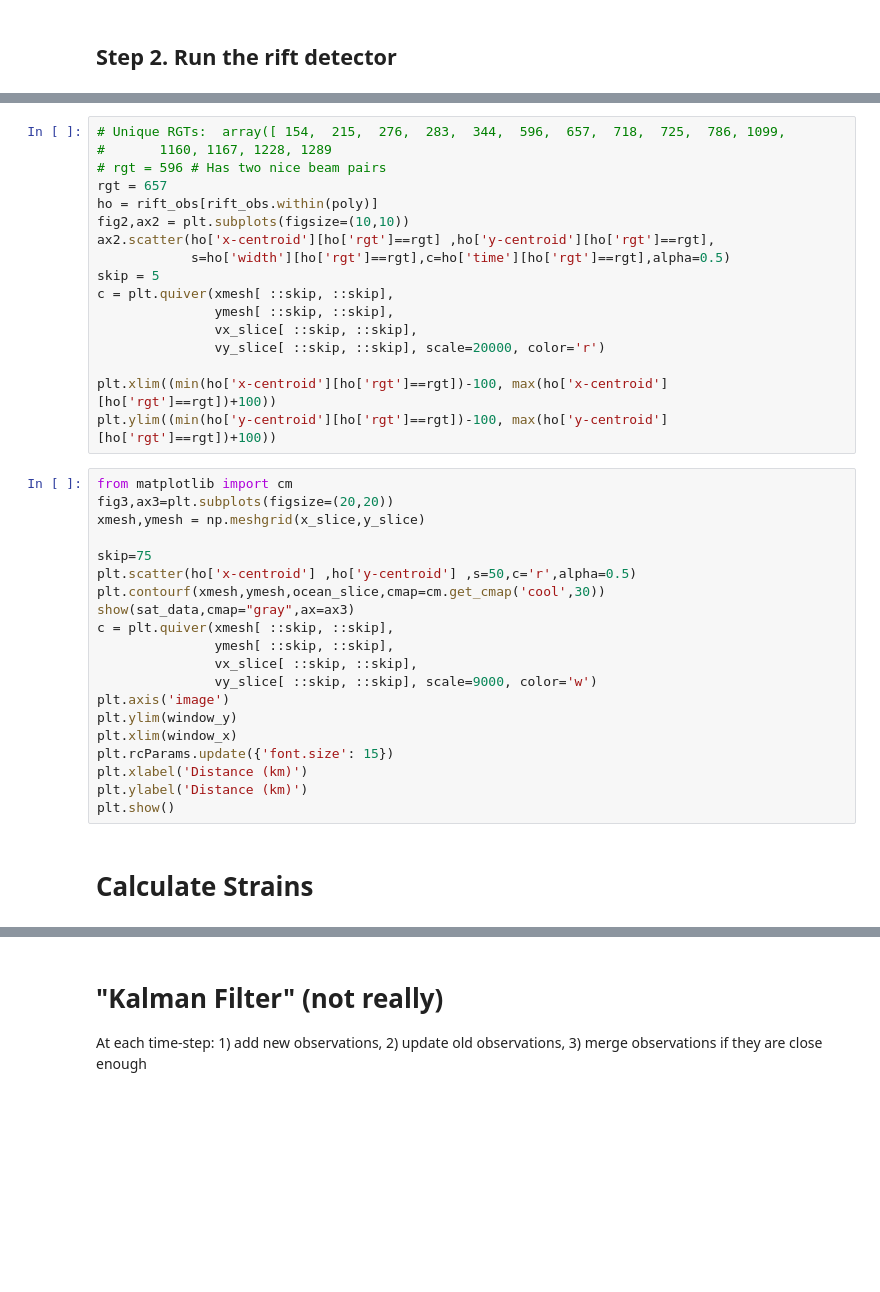
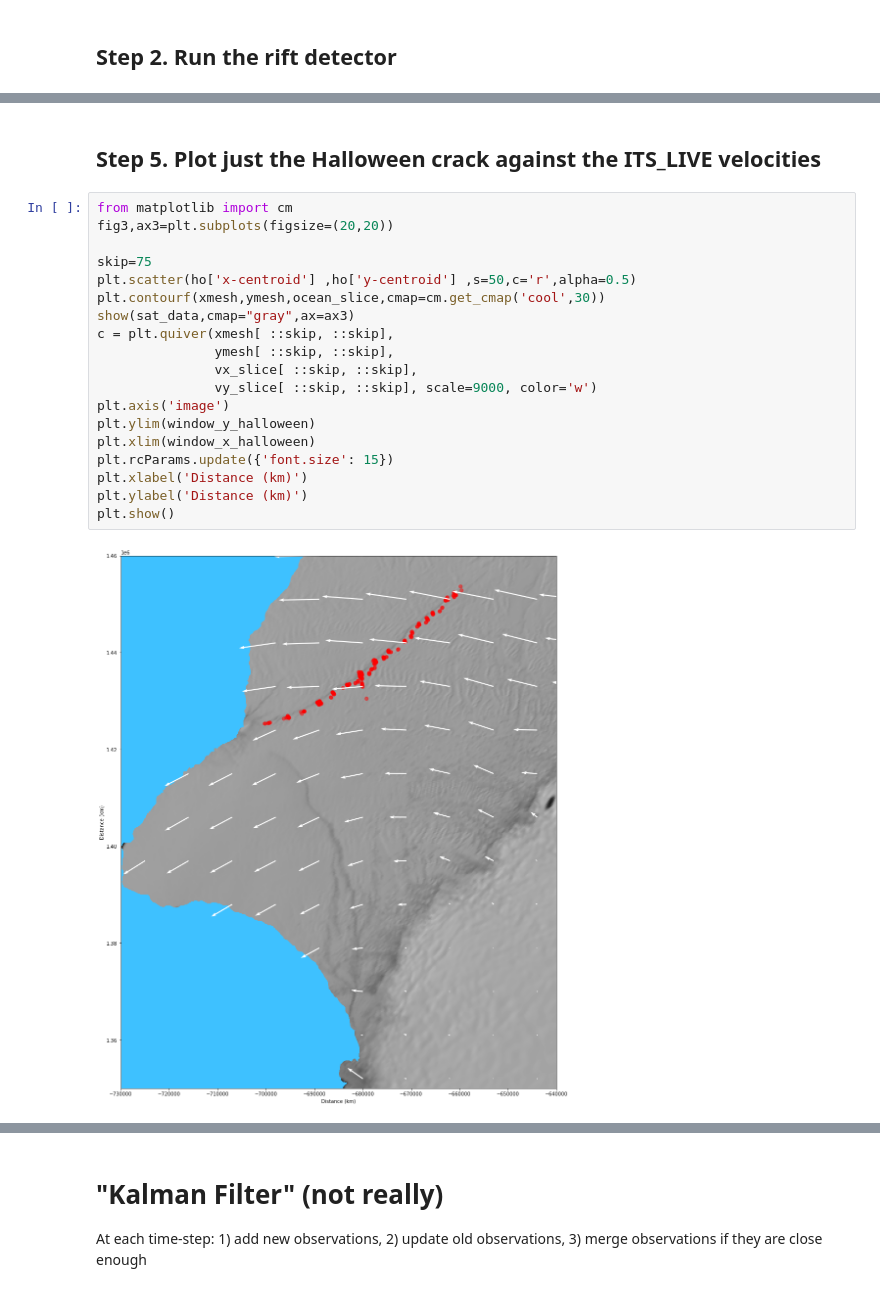
Before and after one commit to bradlipovsky/antarctic-rift-catalog, a Jupyter notebook: workflow.ipynb, the cells around one changed output, grey strips where cells are left out. Drawn from its saved outputs; the diff is of its cells as text; blank space fills up the shorter version.

```diff
--- a/workflow.ipynb
+++ b/workflow.ipynb
@@ -180,39 +195,23 @@ vy_interp = interp2d(x_slice, y_slice, vy_slice)
-# %%
-# Unique RGTs:  array([ 154,  215,  276,  283,  344,  596,  657,  718,  725,  786, 1099,
-#       1160, 1167, 1228, 1289
-# rgt = 596 # Has two nice beam pairs
-rgt = 657
-ho = rift_obs[rift_obs.within(poly)]
-fig2,ax2 = plt.subplots(figsize=(10,10))
-ax2.scatter(ho['x-centroid'][ho['rgt']==rgt] ,ho['y-centroid'][ho['rgt']==rgt],
-            s=ho['width'][ho['rgt']==rgt],c=ho['time'][ho['rgt']==rgt],alpha=0.5)
-skip = 5
-c = plt.quiver(xmesh[ ::skip, ::skip],
-               ymesh[ ::skip, ::skip],
-               vx_slice[ ::skip, ::skip],
-               vy_slice[ ::skip, ::skip], scale=20000, color='r')
-
-plt.xlim((min(ho['x-centroid'][ho['rgt']==rgt])-100, max(ho['x-centroid'][ho['rgt']==rgt])+100))
-plt.ylim((min(ho['y-centroid'][ho['rgt']==rgt])-100, max(ho['y-centroid'][ho['rgt']==rgt])+100))
+# %% [markdown]
+## Step 5. Plot just the Halloween crack  against the ITS_LIVE velocities
 # %%
 from matplotlib import cm
 fig3,ax3=plt.subplots(figsize=(20,20))
-xmesh,ymesh = np.meshgrid(x_slice,y_slice)
 
 skip=75
 plt.scatter(ho['x-centroid'] ,ho['y-centroid'] ,s=50,c='r',alpha=0.5)
 plt.contourf(xmesh,ymesh,ocean_slice,cmap=cm.get_cmap('cool',30))
 show(sat_data,cmap="gray",ax=ax3)
 c = plt.quiver(xmesh[ ::skip, ::skip],
                ymesh[ ::skip, ::skip],
                vx_slice[ ::skip, ::skip],
                vy_slice[ ::skip, ::skip], scale=9000, color='w')
 plt.axis('image')
-plt.ylim(window_y)
-plt.xlim(window_x)
+plt.ylim(window_y_halloween)
+plt.xlim(window_x_halloween)
 plt.rcParams.update({'font.size': 15})
 plt.xlabel('Distance (km)')
 plt.ylabel('Distance (km)')
 plt.show()
+# %% [output]
+[figure, added]
-# %% [markdown]
-# Calculate Strains
```
Also changed, not shown: parts of 17 cells of this notebook, 2 other files.
